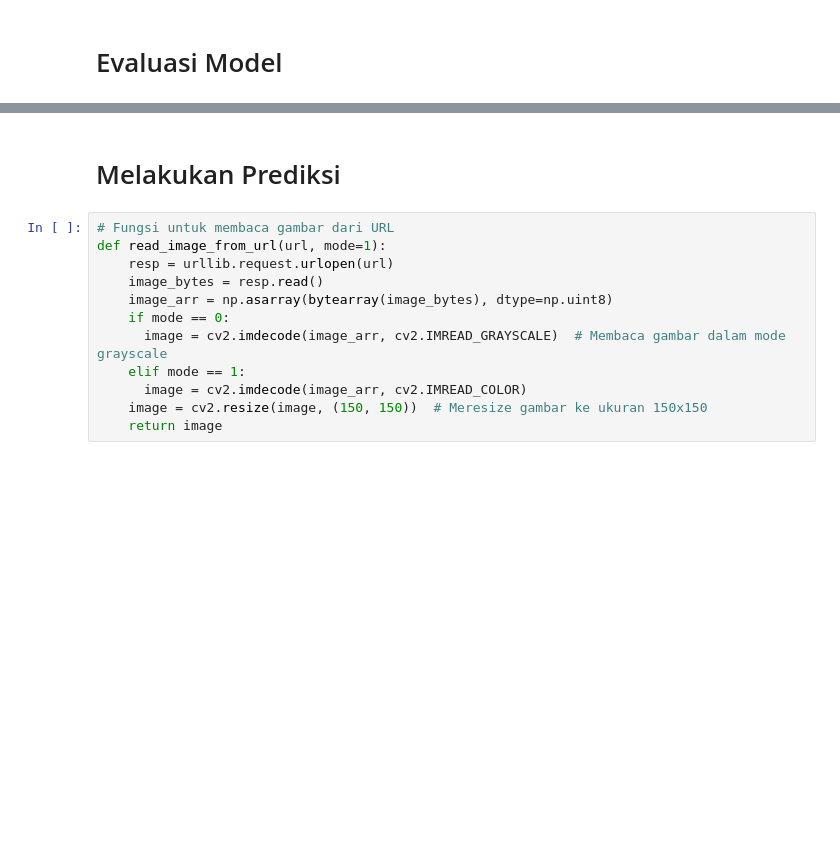
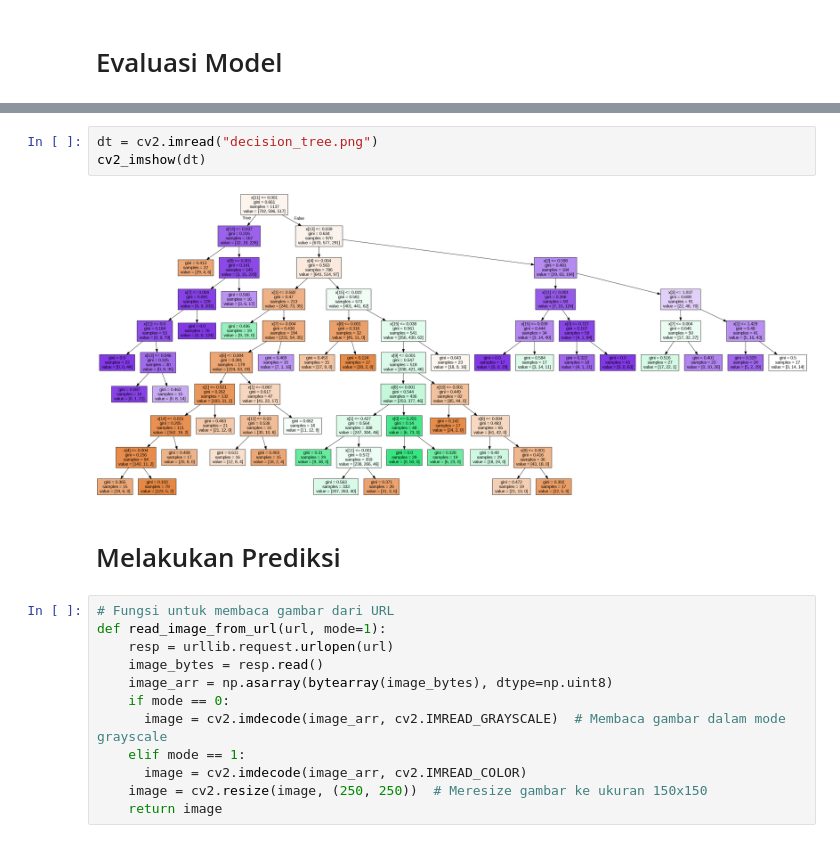
Before and after one commit to dummyheaad/meat-quality-classification, a Jupyter notebook: model_colab.ipynb, the cells around one changed output, grey strips where cells are left out. Cells and saved outputs as stored; diff of their text form; blank space fills up the shorter version.

```diff
--- a/model_colab.ipynb
+++ b/model_colab.ipynb
@@ -327,3 +454,8 @@ graph.render("decision_tree")  # Simpan visualisasi ke file "decision_tree.pdf"
+# %%
+dt = cv2.imread("decision_tree.png")
+cv2_imshow(dt)
+# %% [output]
+[figure, added]
 # %% [markdown]
 # Melakukan Prediksi
 # %%
@@ -336,5 +468,5 @@ def read_image_from_url(url, mode=1):
       image = cv2.imdecode(image_arr, cv2.IMREAD_GRAYSCALE)  # Membaca gambar dalam mode grayscale
     elif mode == 1:
       image = cv2.imdecode(image_arr, cv2.IMREAD_COLOR)
-    image = cv2.resize(image, (150, 150))  # Meresize gambar ke ukuran 150x150
+    image = cv2.resize(image, (250, 250))  # Meresize gambar ke ukuran 150x150
     return image
```
Also changed, not shown: parts of 38 cells of this notebook.
